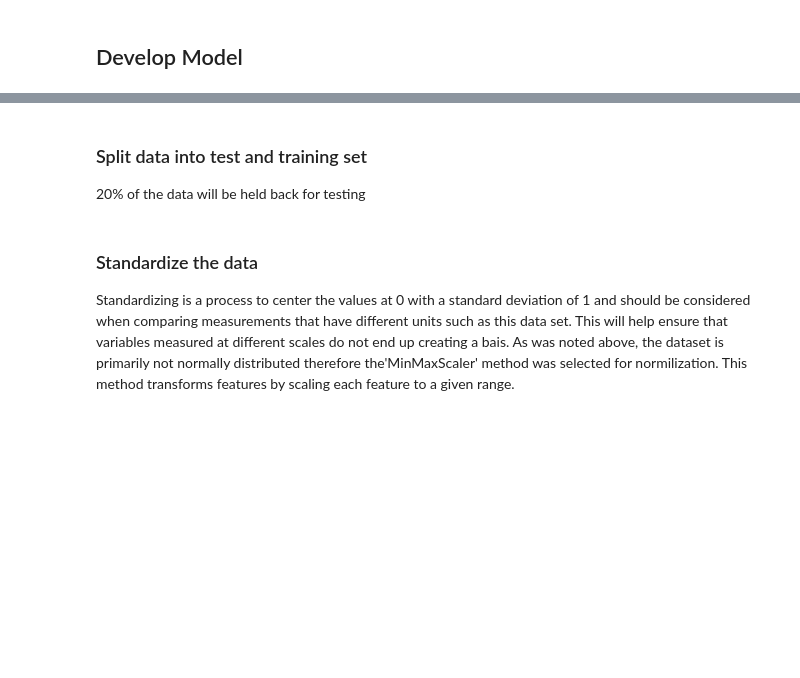
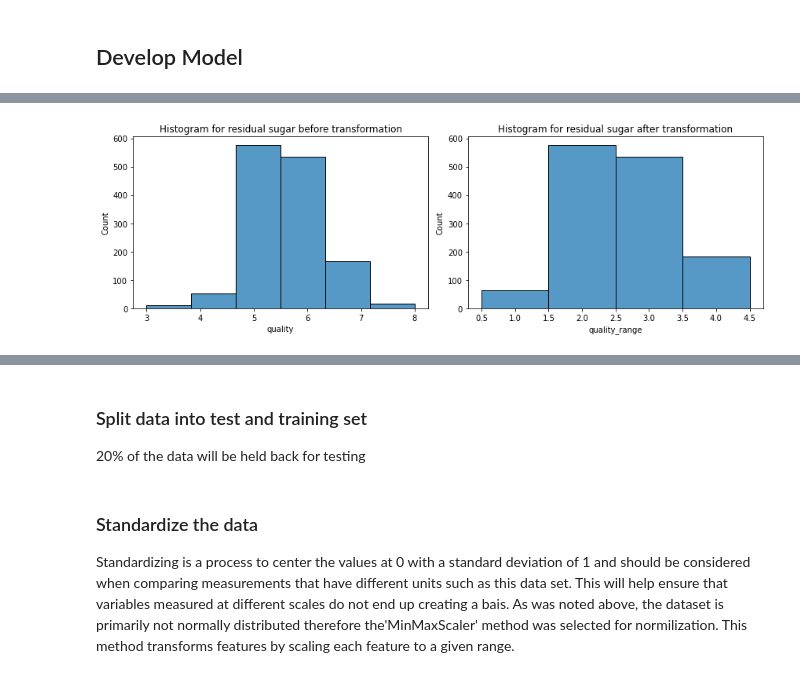
Before and after one commit to cfbieder/CSCA-5622-Supervised-Learning-Final-Project, a Jupyter notebook: Wine_Quality.ipynb, the cells around one changed output, grey strips where cells are left out. Cells and saved outputs as stored; diff of their text form; code cells hidden in the pictures; blank space fills up the shorter version.

```diff
--- a/Wine_Quality.ipynb
+++ b/Wine_Quality.ipynb
@@ -256,0 +276,20 @@ Name: quality_range, dtype: int64
+# %%
+df = wine
+
+df["quality_range"] = pd.cut(wine["quality"],
+                                 bins=[-np.inf, 4, 5,6, np.inf],
+                                 labels=[1,2,3,4])
+
+
+plt.figure(figsize=(12,4))
+plt.subplot(1,2,1)
+sns.histplot(x=df['quality'], data=wine,bins=6)
+plt.title("Histogram for residual sugar before transformation")
+plt.tight_layout()
+
+plt.subplot(1,2,2)
+sns.histplot(x=df['quality_range'], data=wine,bins=4)
+plt.title("Histogram for residual sugar after transformation")
+plt.tight_layout()
+# %% [output]
+[figure, added]
```
Also changed, not shown: parts of 40 cells of this notebook, 1 other file.
